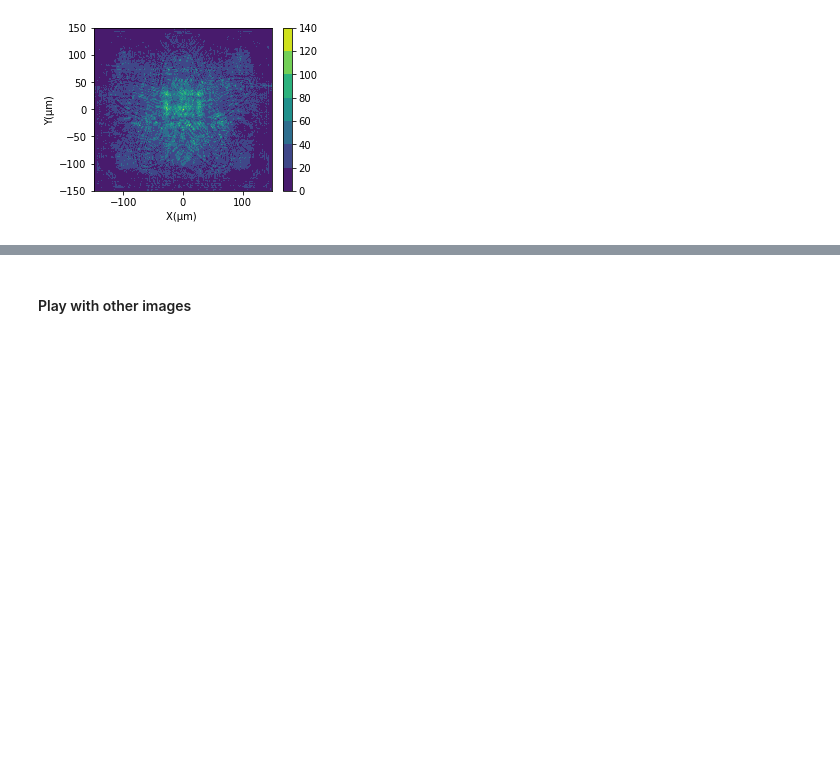
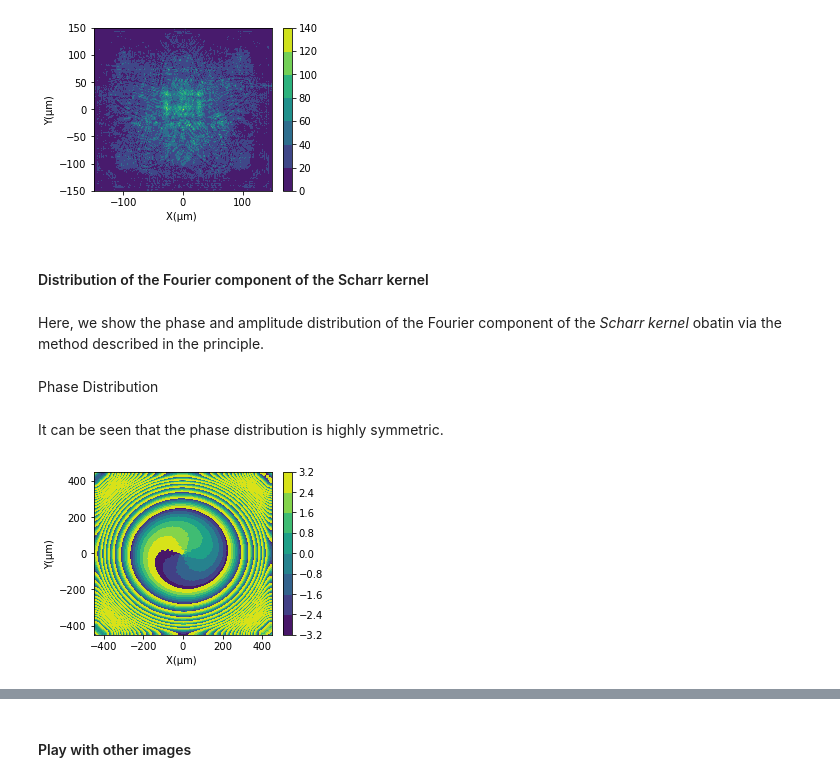
Before and after one commit to yesunhuang/Optics_Toolbox_In_Python, a Jupyter notebook: notebooks/EdgeDetection.ipynb, the cells around one changed output, grey strips where cells are left out. Drawn from its saved outputs; the diff is of its cells as text; code cells hidden in the pictures; blank space fills up the shorter version.

```diff
--- a/notebooks/EdgeDetection.ipynb
+++ b/notebooks/EdgeDetection.ipynb
@@ -321,3 +321,20 @@ zoomResImg=hp.zoom_in(resImg,imgActualSize,actualSize,N_size)
 hp.displace_2d(zoomResImg,labels,range,enableColorBar=True)
 # %% [output]
 [figure]
+# %% [markdown]
+#### Distribution of the Fourier component of the Scharr kernel
+# %% [markdown]
+Here, we show the phase and amplitude distribution of the Fourier component of the *Scharr kernel* obatin via the method described in the principle.
+# %%
+fqFilter=edgeDetector.calConvFilter(edgeFilter_scharr,1e3)
+# %% [markdown]
+Phase Distribution
+# %% [markdown]
+It can be seen that the phase distribution is highly symmetric.
+# %%
+labels=['X(μm) ','Y(μm)']
+range=[[-actualSize/2.0,actualSize/2.0]]*2
+#hp.displace_2d(np.log(hp.intensity(Ue)),labels,range,enableColorBar=True)
+hp.displace_2d(np.angle(fqFilter),labels,range,enableColorBar=True)
+# %% [output]
+[figure, added]
```
Also changed, not shown: parts of 3 cells of this notebook.
